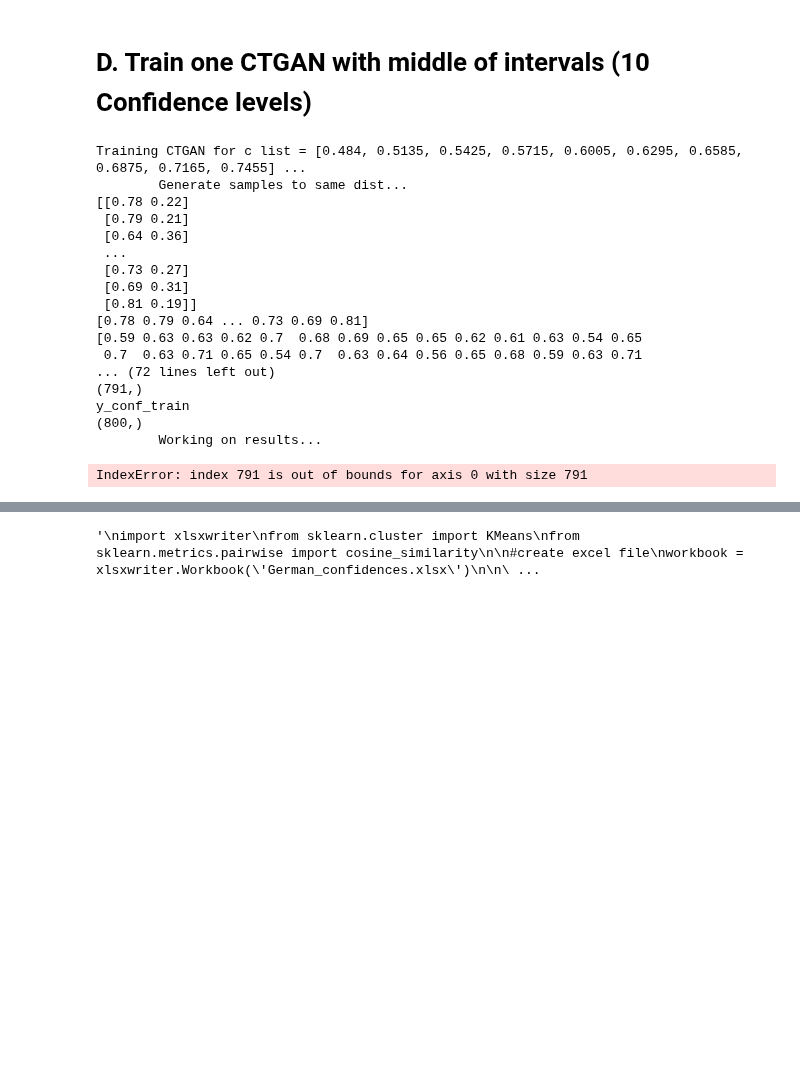
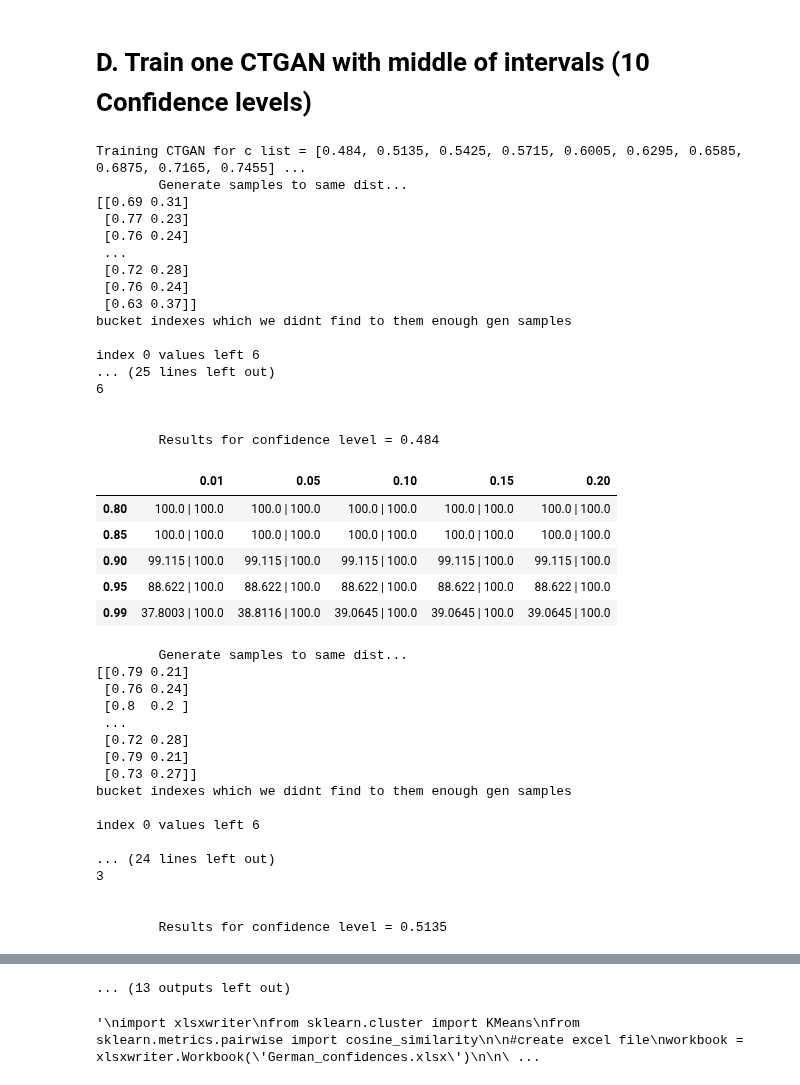
Before and after one commit to roye52371/CTGAN, a Jupyter notebook: German.ipynb, the cells around one changed output, grey strips where cells are left out. Saved outputs shown, nothing was run; the diff lists cells and outputs as text; code cells hidden in the pictures; blank space fills up the shorter version.

Commit message:
new result after now gradient is not None

```diff
--- a/German.ipynb
+++ b/German.ipynb
@@ -164,15 +164,21 @@ for c in top_c_lst:
     y_prob = rf.predict_proba(gen_data)
     print(y_prob)
     y_conf_gen = y_prob[:, 0]  # confidence scores
-    print(y_conf_gen)
-    print(y_conf_train)
+    #print(y_conf_gen)
+    #print(y_conf_train)
 
-    train_bucktes_gen = pd.value_counts(y_conf_gen, bins=10, sort=False)
-    print(train_bucktes_gen)
+    #train_bucktes_gen = pd.value_counts(y_conf_gen, bins=10, sort=False)
+    #print(train_bucktes_gen)
     # ans is the indices of gen_data to make the same dist
-    ans = gen_data_to_same_conf_dist_as_train(y_conf_gen, y_conf_train)
+    ans,train_ans = gen_data_to_same_conf_dist_as_train(y_conf_gen, y_conf_train)
     gen_data_same_dist = gen_data.iloc[ans]
     y_conf_gen_same_dist = y_conf_gen[ans]
+
+    #take only relevant sample from train
+    relevant_train_data = X_train_pd.iloc[train_ans]
+    relevant_y_conf_train = y_conf_train[train_ans]
+
+
 
     # inverse the generated data
     scaler = get_scaler(preprocessor)
@@ -194,16 +200,16 @@ for c in top_c_lst:
 
     print("gen_data")
     print(gen_data_inv.shape)
-    print("X_train")
-    print(X_train_pd.shape)
+    print("relevant_X_train")
+    print(relevant_train_data.shape)
     print("y_conf_gen")
     print(y_conf_gen_same_dist.shape)
-    print("y_conf_train")
-    print(y_conf_train.shape)
+    print("relevant_y_conf_train")
+    print(relevant_y_conf_train.shape)
 
 
     print(f"\tWorking on results...")
-    results,coverage, precision = table(gen_data_inv, X_train_pd, y_conf_gen_same_dist, y_conf_train)
+    results,coverage, precision = table(gen_data_inv, relevant_train_data, y_conf_gen_same_dist, relevant_y_conf_train)
 
     print("datagen inv size:")
     print(gen_data_inv.size)
@@ -235,45 +241,67 @@ print("calculate weighted average results\n")
 a= alldataframescoverage[0][0] *0
 #display(a)
 for index in range(len(alldataframescoverage)):
     #func = lambda s1, s2: s1 + s2*alldataframes[index][1]
     a= a+ alldataframescoverage[index][0]*alldataframescoverage[index][1]
 a = a/freqsSum
 #display weighted averaged coverage
 display(a)
 
 
 b= alldataframesprecision[0][0] *0
 #display(b)
 for index in range(len(alldataframesprecision)):
     #func = lambda s1, s2: s1 + s2*alldataframes[index][1]
     b= b+ alldataframesprecision[index][0]*alldataframesprecision[index][1]
 b = b/freqsSum
 #display weighted averaged precision
 display(b)
 
 a = a.astype(str)
 b = b.astype(str)
 
 result_weighted_Average = a+" | "+b
 
 print("result_weighted_Average:\n")
 display(result_weighted_Average)
 # %% [output]
 Training CTGAN for c list = [0.484, 0.5135, 0.5425, 0.5715, 0.6005, 0.6295, 0.6585, 0.6875, 0.7165, 0.7455] ...
         Generate samples to same dist...
-[[0.78 0.22]
- [0.79 0.21]
- [0.64 0.36]
+[[0.69 0.31]
+ [0.77 0.23]
+ [0.76 0.24]
  ...
- [0.73 0.27]
- [0.69 0.31]
- [0.81 0.19]]
-[0.78 0.79 0.64 ... 0.73 0.69 0.81]
-[0.59 0.63 0.63 0.62 0.7  0.68 0.69 0.65 0.65 0.62 0.61 0.63 0.54 0.65
- 0.7  0.63 0.71 0.65 0.54 0.7  0.63 0.64 0.56 0.65 0.68 0.59 0.63 0.71
-... (72 lines left out)
-(791,)
-y_conf_train
-(800,)
-        Working on results...
+ [0.72 0.28]
+ [0.76 0.24]
+ [0.63 0.37]]
+bucket indexes which we didnt find to them enough gen samples
+
+index 0 values left 6
+... (25 lines left out)
+6
+
+
+        Results for confidence level = 0.484
+|  | 0.01 | 0.05 | 0.10 | 0.15 | 0.20 |
+| 0.80 | 100.0 | 100.0 | 100.0 | 100.0 | 100.0 | 100.0 | 100.0 | 100.0 | 100.0 | 100.0 |
+| 0.85 | 100.0 | 100.0 | 100.0 | 100.0 | 100.0 | 100.0 | 100.0 | 100.0 | 100.0 | 100.0 |
+| 0.90 | 99.115 | 100.0 | 99.115 | 100.0 | 99.115 | 100.0 | 99.115 | 100.0 | 99.115 | 100.0 |
+| 0.95 | 88.622 | 100.0 | 88.622 | 100.0 | 88.622 | 100.0 | 88.622 | 100.0 | 88.622 | 100.0 |
+| 0.99 | 37.8003 | 100.0 | 38.8116 | 100.0 | 39.0645 | 100.0 | 39.0645 | 100.0 | 39.0645 | 100.0 |
-IndexError: index 791 is out of bounds for axis 0 with size 791
+        Generate samples to same dist...
+[[0.79 0.21]
+ [0.76 0.24]
+ [0.8  0.2 ]
+ ...
+ [0.72 0.28]
+ [0.79 0.21]
+ [0.73 0.27]]
+bucket indexes which we didnt find to them enough gen samples
+
+index 0 values left 6
+
+... (24 lines left out)
+3
+
+
+        Results for confidence level = 0.5135
@@ -280,3 +406,4 @@ IndexError: index 791 is out of bounds for axis 0 with size 791
+... (13 outputs left out)
 # %%
 """
 import xlsxwriter
```
Also changed, not shown: parts of 2 cells of this notebook.
